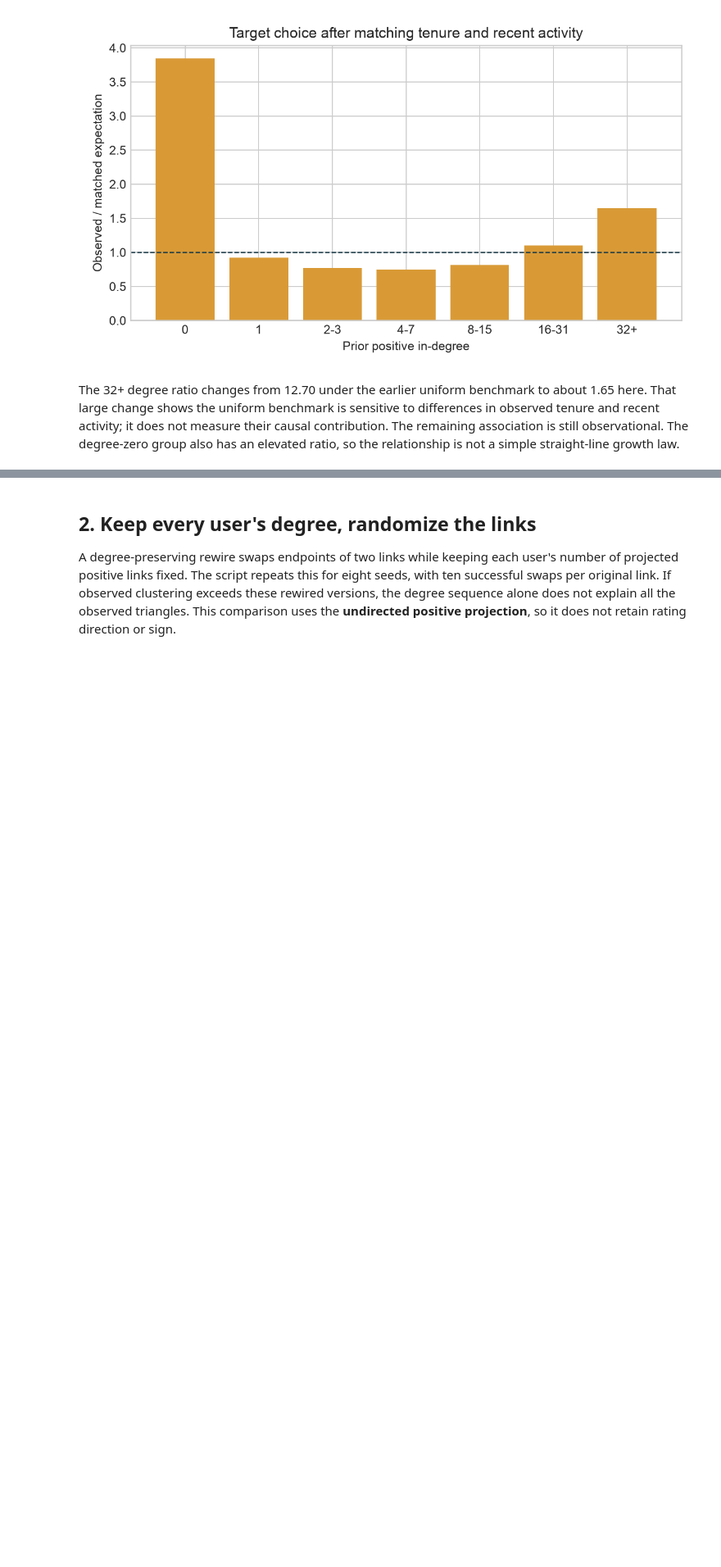
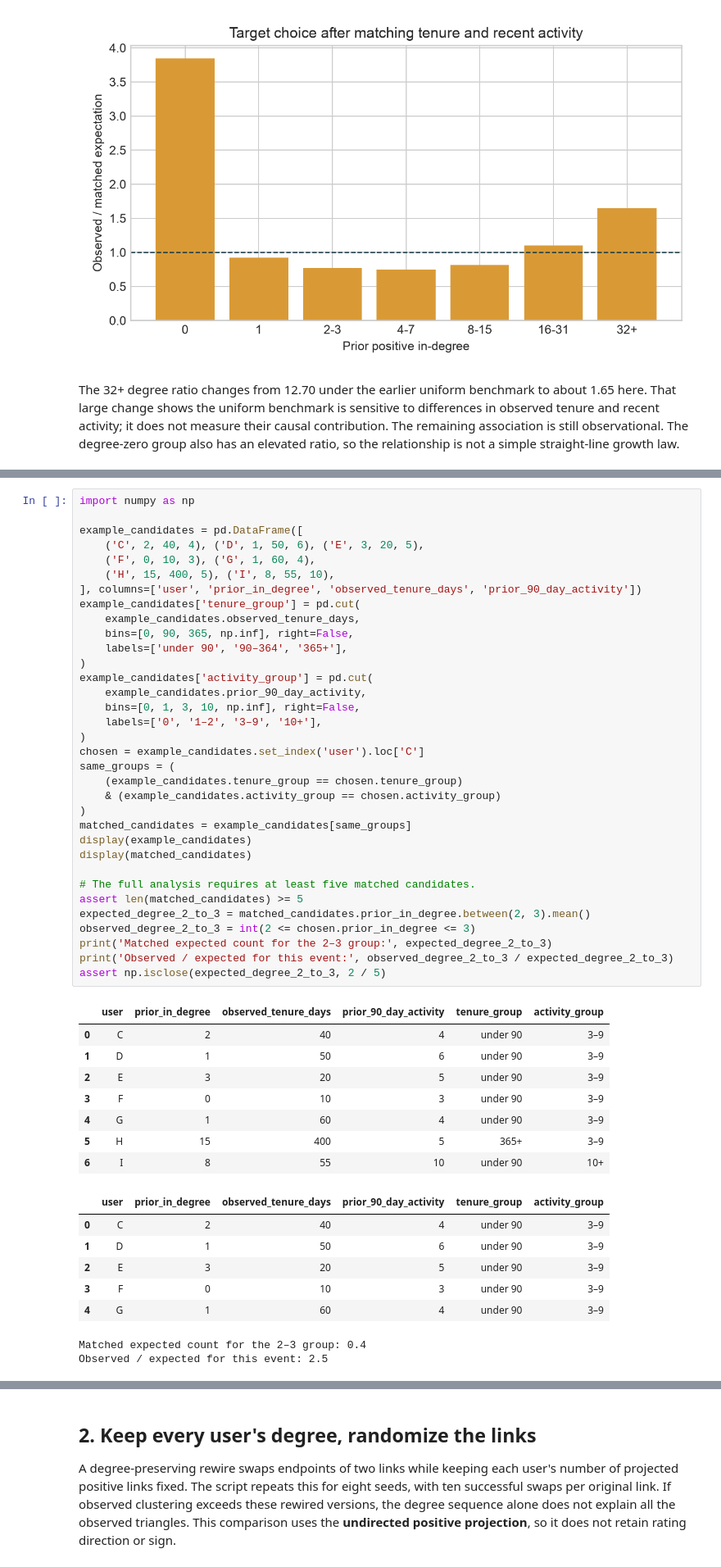
Before and after one commit to O-2wice/bitcoin-otc-trust-network-science, a Jupyter notebook: notebooks/04_flagship_checks.ipynb, the cells around one changed output, grey strips where cells are left out. Shown at 82% size. Drawn from its saved outputs; the diff is of its cells as text; blank space fills up the shorter version.

```diff
--- a/notebooks/04_flagship_checks.ipynb
+++ b/notebooks/04_flagship_checks.ipynb
@@ -38,0 +45,51 @@ The 32+ degree ratio changes from 12.70 under the earlier uniform benchmark to a
+# %%
+import numpy as np
+
+example_candidates = pd.DataFrame([
+    ('C', 2, 40, 4), ('D', 1, 50, 6), ('E', 3, 20, 5),
+    ('F', 0, 10, 3), ('G', 1, 60, 4),
+    ('H', 15, 400, 5), ('I', 8, 55, 10),
+], columns=['user', 'prior_in_degree', 'observed_tenure_days', 'prior_90_day_activity'])
+example_candidates['tenure_group'] = pd.cut(
+    example_candidates.observed_tenure_days,
+    bins=[0, 90, 365, np.inf], right=False,
+    labels=['under 90', '90–364', '365+'],
+)
+example_candidates['activity_group'] = pd.cut(
+    example_candidates.prior_90_day_activity,
+    bins=[0, 1, 3, 10, np.inf], right=False,
+    labels=['0', '1–2', '3–9', '10+'],
+)
+chosen = example_candidates.set_index('user').loc['C']
+same_groups = (
+    (example_candidates.tenure_group == chosen.tenure_group)
+    & (example_candidates.activity_group == chosen.activity_group)
+)
+matched_candidates = example_candidates[same_groups]
+display(example_candidates)
+display(matched_candidates)
+
+# The full analysis requires at least five matched candidates.
+assert len(matched_candidates) >= 5
+expected_degree_2_to_3 = matched_candidates.prior_in_degree.between(2, 3).mean()
+observed_degree_2_to_3 = int(2 <= chosen.prior_in_degree <= 3)
+print('Matched expected count for the 2–3 group:', expected_degree_2_to_3)
+print('Observed / expected for this event:', observed_degree_2_to_3 / expected_degree_2_to_3)
+assert np.isclose(expected_degree_2_to_3, 2 / 5)
+# %% [output]
+|  | user | prior_in_degree | observed_tenure_days | prior_90_day_activity | tenure_group | activity_group |
+| 0 | C | 2 | 40 | 4 | under 90 | 3–9 |
+| 1 | D | 1 | 50 | 6 | under 90 | 3–9 |
+| 2 | E | 3 | 20 | 5 | under 90 | 3–9 |
+| 3 | F | 0 | 10 | 3 | under 90 | 3–9 |
+| 4 | G | 1 | 60 | 4 | under 90 | 3–9 |
+| 5 | H | 15 | 400 | 5 | 365+ | 3–9 |
+| 6 | I | 8 | 55 | 10 | under 90 | 10+ |
+|  | user | prior_in_degree | observed_tenure_days | prior_90_day_activity | tenure_group | activity_group |
+| 0 | C | 2 | 40 | 4 | under 90 | 3–9 |
+| 1 | D | 1 | 50 | 6 | under 90 | 3–9 |
+| 2 | E | 3 | 20 | 5 | under 90 | 3–9 |
+| 3 | F | 0 | 10 | 3 | under 90 | 3–9 |
+| 4 | G | 1 | 60 | 4 | under 90 | 3–9 |
+Matched expected count for the 2–3 group: 0.4
+Observed / expected for this event: 2.5
```
Also changed, not shown: parts of 6 cells of this notebook, 38 other files.
